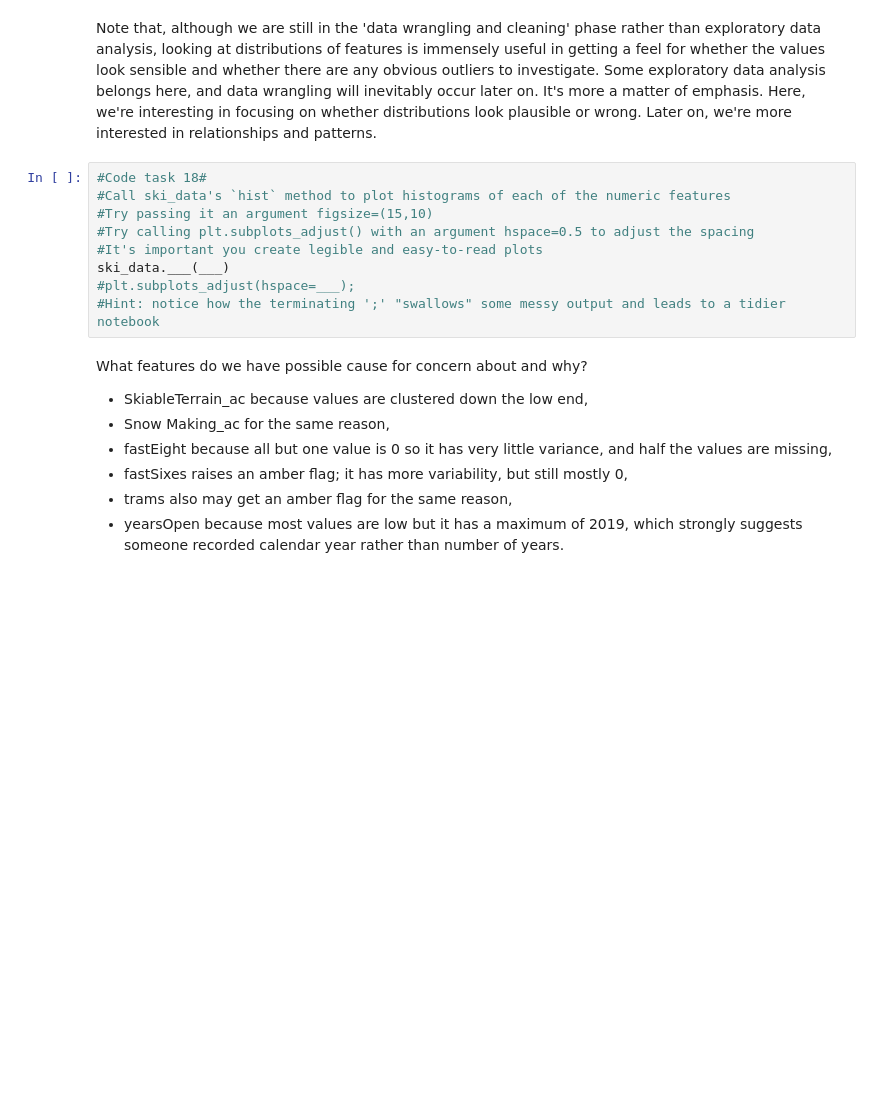
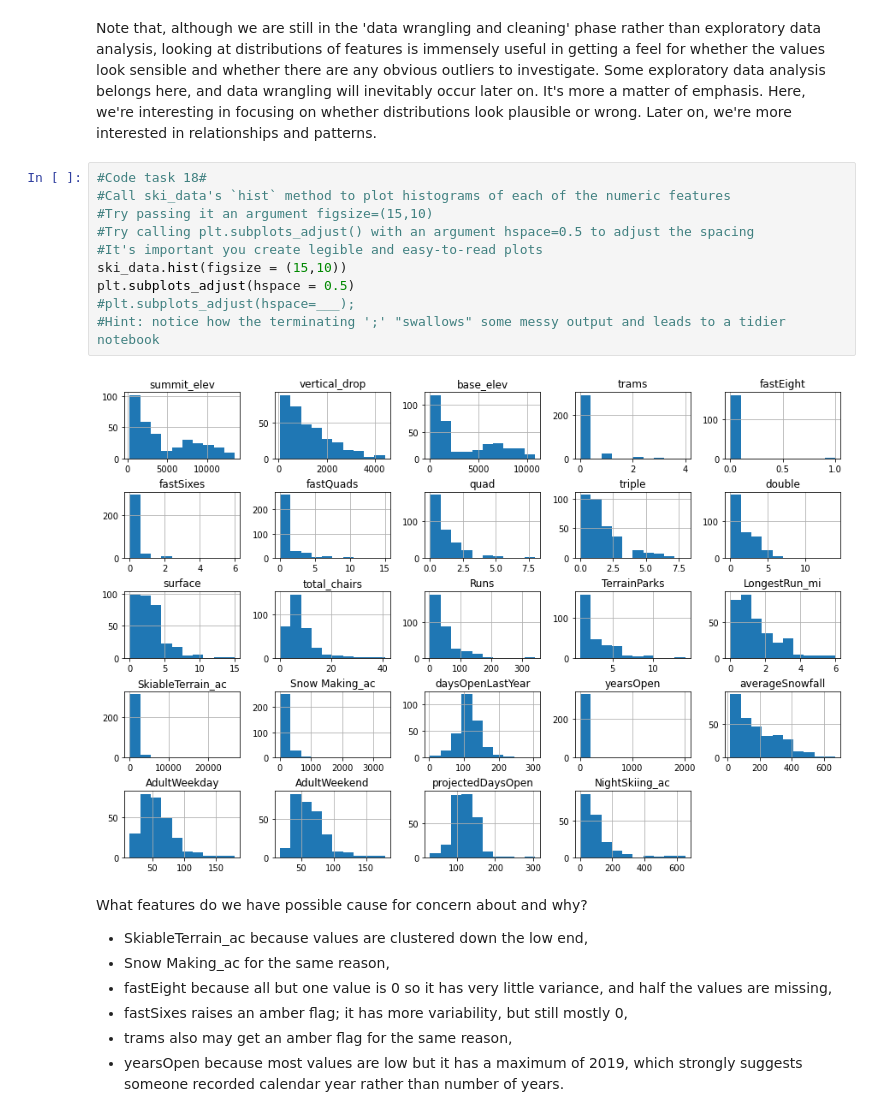
Before and after one commit to robiusc2031/DataScienceGuidedCapstone, a Jupyter notebook: Notebooks/02_data_wrangling.ipynb, the cells around one changed output. Cells and saved outputs as stored; diff of their text form; blank space fills up the shorter version.

```diff
--- a/Notebooks/02_data_wrangling.ipynb
+++ b/Notebooks/02_data_wrangling.ipynb
@@ -504,12 +524,15 @@ Note that, although we are still in the 'data wrangling and cleaning' phase rath
 # %%
 #Code task 18#
 #Call ski_data's `hist` method to plot histograms of each of the numeric features
 #Try passing it an argument figsize=(15,10)
 #Try calling plt.subplots_adjust() with an argument hspace=0.5 to adjust the spacing
 #It's important you create legible and easy-to-read plots
-ski_data.___(___)
+ski_data.hist(figsize = (15,10))
+plt.subplots_adjust(hspace = 0.5)
 #plt.subplots_adjust(hspace=___);
 #Hint: notice how the terminating ';' "swallows" some messy output and leads to a tidier notebook
+# %% [output]
+[figure, added]
 # %% [markdown]
 What features do we have possible cause for concern about and why?
 
```
Also changed, not shown: parts of 34 cells of this notebook.
